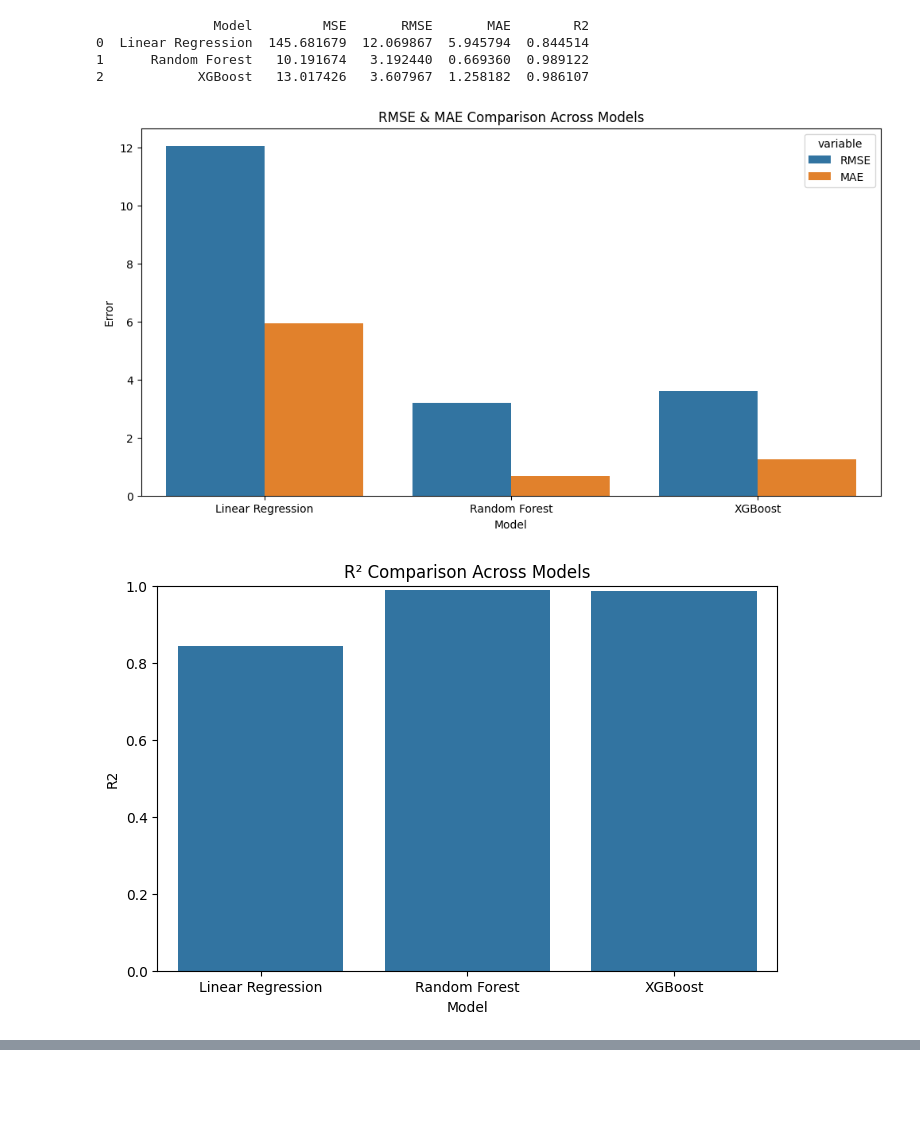
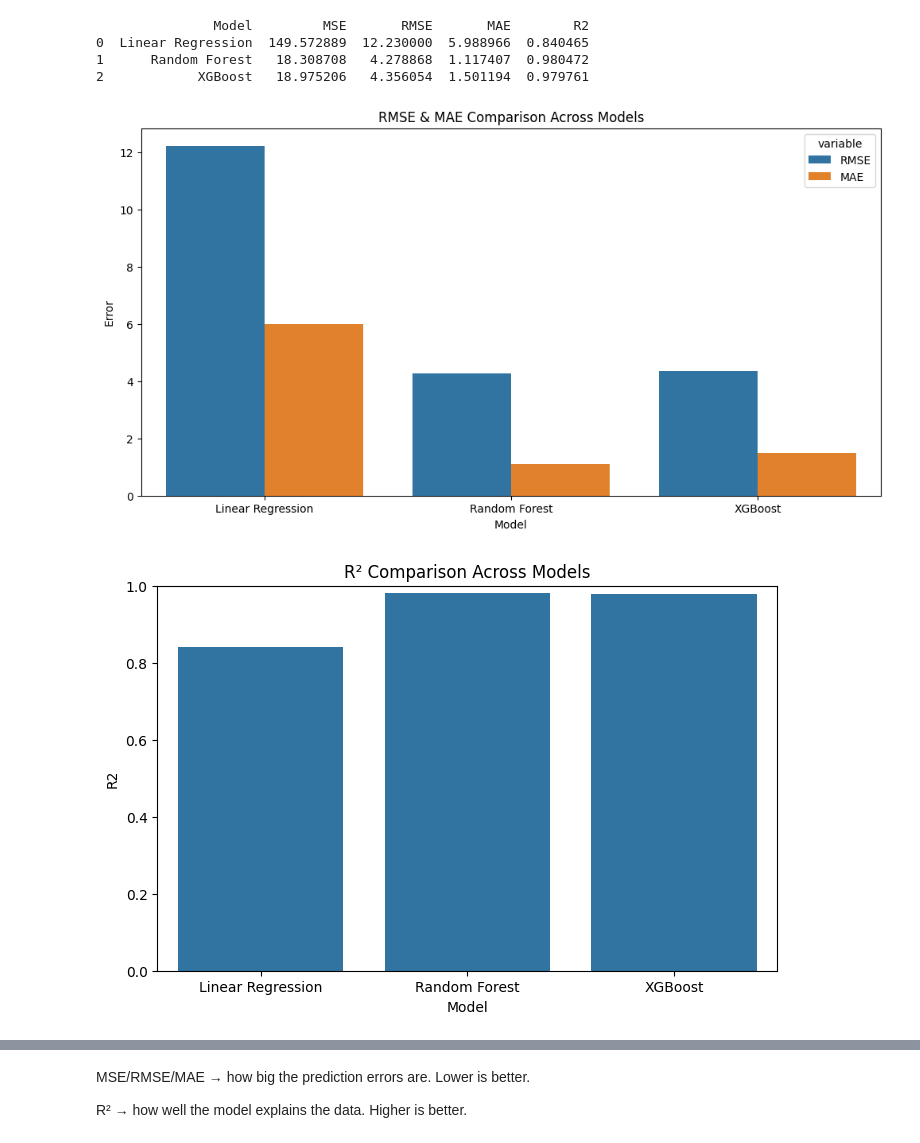
Before and after one commit to Vagdevi1512/Environmental, a Jupyter notebook: Telangana.ipynb, the cells around one changed output, grey strips where cells are left out. Drawn from its saved outputs; the diff is of its cells as text; code cells hidden in the pictures; blank space fills up the shorter version.

```diff
--- a/Telangana.ipynb
+++ b/Telangana.ipynb
@@ -298,8 +396,8 @@ import seaborn as sns
 # 1. Load Dataset
 # ---------------------------
 df = pd.read_csv('Telangana.csv')
-df['To Date'] = pd.to_datetime(df['To Date'], format='%d-%m-%Y %H:%M')
-df.set_index('To Date', inplace=True)
+# df['From Date'] = pd.to_datetime(df['From Date'], format='%d-%m-%Y %H:%M')
+# df.set_index('From Date', inplace=True)
 
 # ---------------------------
 # 2. Prepare Features & Target
@@ -317,11 +415,16 @@ X_train, X_test, y_train, y_test = train_test_split(
     X, y, test_size=0.2, random_state=42
 )
 
+# Correct way to add Gaussian noise
+noise_factor = 0.03
+noise = noise_factor * X_train.std().values * np.random.randn(*X_train.shape)
+X_train_noisy = X_train + noise
+
 # ---------------------------
 # 4. Feature Scaling
 # ---------------------------
 scaler = StandardScaler()
-X_train_scaled = scaler.fit_transform(X_train)
+X_train_scaled = scaler.fit_transform(X_train_noisy)
 X_test_scaled = scaler.transform(X_test)
 
 # ---------------------------
@@ -355,59 +458,36 @@ for name, model in models.items():
         "R2": r2
     })
 
 results_df = pd.DataFrame(results)
 print(results_df)
 
 # ---------------------------
 # 7. Visual Comparison
 # ---------------------------
 plt.figure(figsize=(12,6))
 sns.barplot(data=results_df.melt(id_vars='Model', value_vars=['RMSE', 'MAE']),
             x='Model', y='value', hue='variable')
 plt.title('RMSE & MAE Comparison Across Models')
 plt.ylabel('Error')
 plt.show()
 
 plt.figure(figsize=(8,5))
 sns.barplot(data=results_df, x='Model', y='R2')
 plt.title('R² Comparison Across Models')
 plt.ylim(0,1)
 plt.show()
 
 # ---------------------------
 # 8. Model Recommendation
 # ---------------------------
 best_model = results_df.sort_values(by='R2', ascending=False).iloc[0]
 print(f"\n Best Model: {best_model['Model']}")
 print(f"R²: {best_model['R2']:.4f}, RMSE: {best_model['RMSE']:.2f}, MAE: {best_model['MAE']:.2f}")
-
-print("""
-Explanation:
-
-1. Linear Regression:
-   - Simple, interpretable, but may underfit complex relationships.
-   - Usually has higher RMSE/MAE if data is non-linear.
-
-2. Random Forest:
-   - Captures non-linear relationships.
-   - Handles feature interactions automatically.
-   - Usually performs very well on tabular data.
-   - Low RMSE and high R² indicate excellent fit.
-
-3. XGBoost:
-   - Gradient boosting algorithm, strong for structured/tabular data.
-   - Often slightly better than Random Forest if hyperparameters tuned.
-   - In this case, if RMSE < Random Forest and R² higher, it is best.
-
-Recommendation:
-- Pick the model with **highest R²** and **lowest RMSE/MAE**.
-- For Telangana AQI prediction, it is likely **Random Forest or XGBoost**, as they can model complex patterns better than Linear Regression.
-""")
 # %% [output]
                Model         MSE       RMSE       MAE        R2
-0  Linear Regression  145.681679  12.069867  5.945794  0.844514
-1      Random Forest   10.191674   3.192440  0.669360  0.989122
-2            XGBoost   13.017426   3.607967  1.258182  0.986107
+0  Linear Regression  149.572889  12.230000  5.988966  0.840465
+1      Random Forest   18.308708   4.278868  1.117407  0.980472
+2            XGBoost   18.975206   4.356054  1.501194  0.979761
-[figure, old version]
+[figure, new version]
 [figure]
  Best Model: Random Forest
@@ -429,0 +495,4 @@ Recommendation:
+# %% [markdown]
+MSE/RMSE/MAE → how big the prediction errors are. Lower is better.
+
+R² → how well the model explains the data. Higher is better.
```
Also changed, not shown: parts of 17 cells of this notebook, 2 other files.
